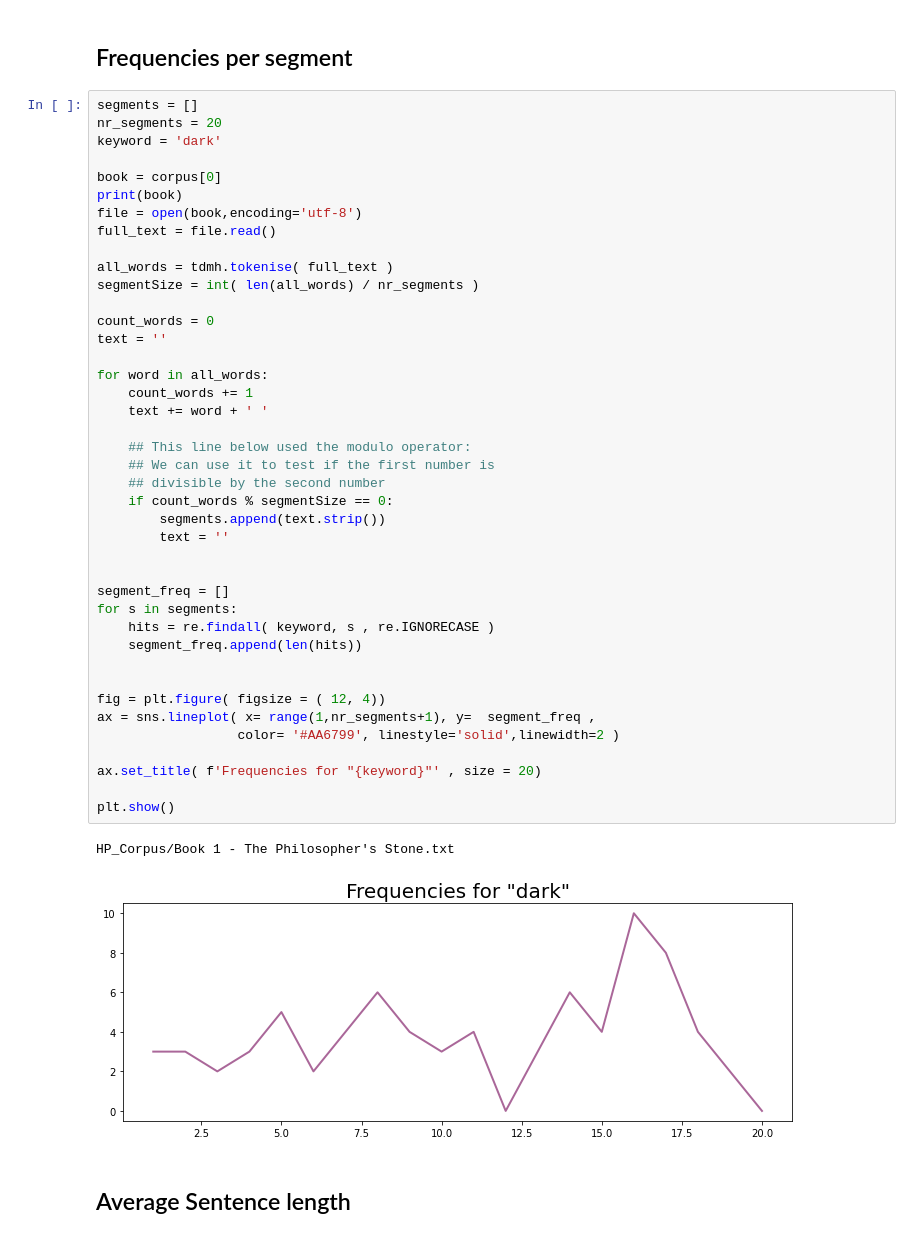
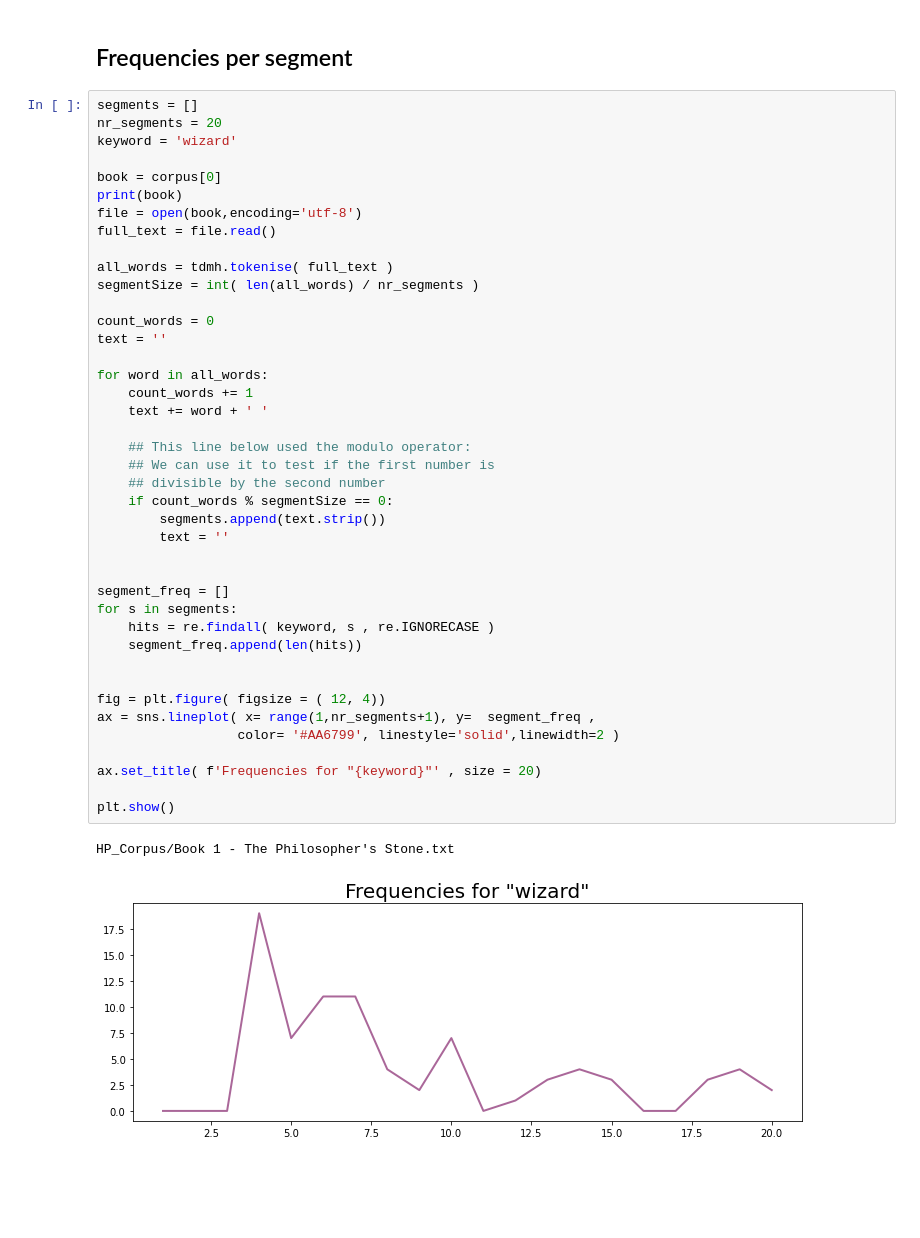
Before and after one commit to peterverhaar/tdmh-2023, a Jupyter notebook: Notebooks/Harry Potter.ipynb, the cells around one changed output. Drawn from its saved outputs; the diff is of its cells as text; blank space fills up the shorter version.

```diff
--- a/Notebooks/Harry Potter.ipynb
+++ b/Notebooks/Harry Potter.ipynb
@@ -61,7 +61,7 @@ and (376)
 # %%
 segments = []
 nr_segments = 20
-keyword = 'dark'
+keyword = 'wizard'
 
 book = corpus[0]
 print(book)
@@ -74,33 +74,31 @@ segmentSize = int( len(all_words) / nr_segments )
 count_words = 0
 text = ''
 
 for word in all_words:
     count_words += 1
     text += word + ' '
 
     ## This line below used the modulo operator:
     ## We can use it to test if the first number is
     ## divisible by the second number
     if count_words % segmentSize == 0:
         segments.append(text.strip())
         text = ''
 
 
 segment_freq = []
 for s in segments:
     hits = re.findall( keyword, s , re.IGNORECASE )
     segment_freq.append(len(hits))
 
 
 fig = plt.figure( figsize = ( 12, 4))
 ax = sns.lineplot( x= range(1,nr_segments+1), y=  segment_freq ,
                   color= '#AA6799', linestyle='solid',linewidth=2 )
 
 ax.set_title( f'Frequencies for "{keyword}"' , size = 20)
 
 plt.show()
 # %% [output]
 HP_Corpus/Book 1 - The Philosopher's Stone.txt
-[figure, old version]
+[figure, new version]
-# %% [markdown]
-## Average Sentence length
```
Also changed, not shown: parts of 6 cells of this notebook.
